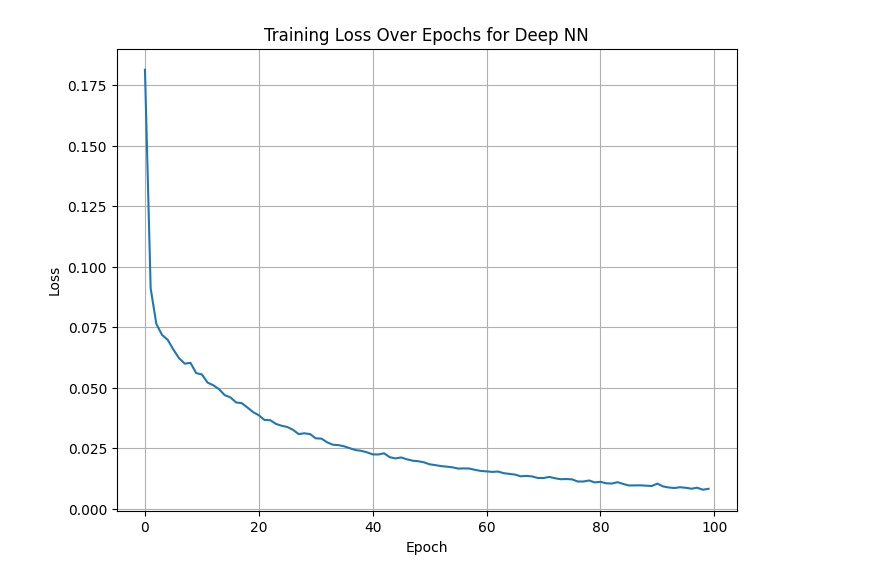
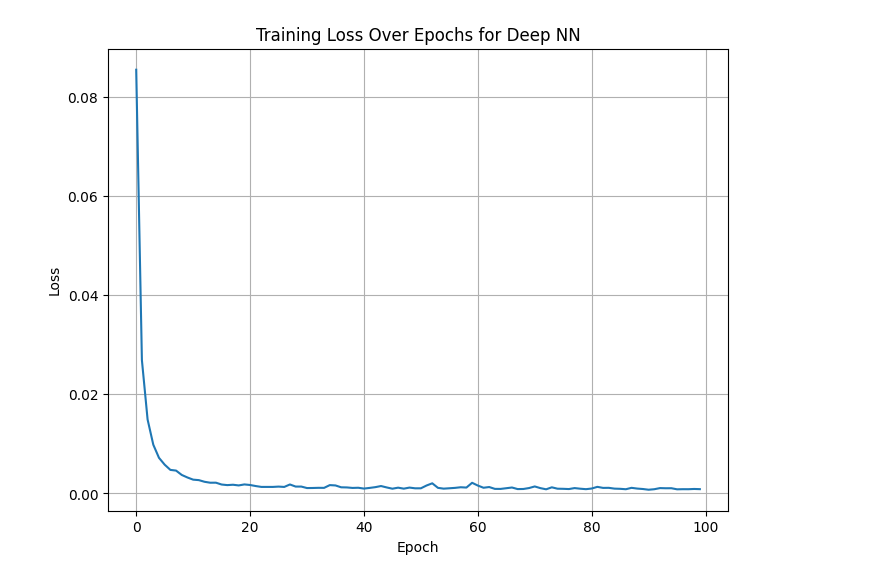
Before and after one commit to dttung79/dsk05, a Jupyter notebook: week34/demo_nn.ipynb, the cells around one changed output. Drawn from its saved outputs; the diff is of its cells as text; code cells hidden in the pictures.

```diff
--- a/week34/demo_nn.ipynb
+++ b/week34/demo_nn.ipynb
@@ -154,23 +139,24 @@ plt.show()
 # %%
 
 model = Sequential([
-    Dense(30, input_shape=(1, ), activation='tanh'),
-    Dense(30, activation='tanh'),
-    Dense(1, activation=None)   # Output layer for regression
+    Dense(50, input_shape=(1, ), activation='tanh'),
+    Dense(50, activation='relu'),
+    Dense(50, activation='tanh'),
+    Dense(1, activation='tanh')   # Output layer for regression
 ])
-model.compile(optimizer='sgd', loss='mean_squared_error')
+model.compile(optimizer='adam', loss='mean_squared_error')
 model.fit(X, Y, epochs=100, verbose=0)
 
 loss_values = model.history.history['loss']
 plt.figure(figsize=(8, 6))
 plt.plot(loss_values)
 plt.xlabel('Epoch')
 plt.ylabel('Loss')
 plt.title('Training Loss Over Epochs for Deep NN')
 plt.grid()
 plt.show()
 # %% [output]
-[figure, old version]
+[figure, new version]
 # %%
 Y_pred = model.predict(X)
 plt.figure(figsize=(8, 6))
```
Also changed, not shown: parts of 11 cells of this notebook, 2 other files.
